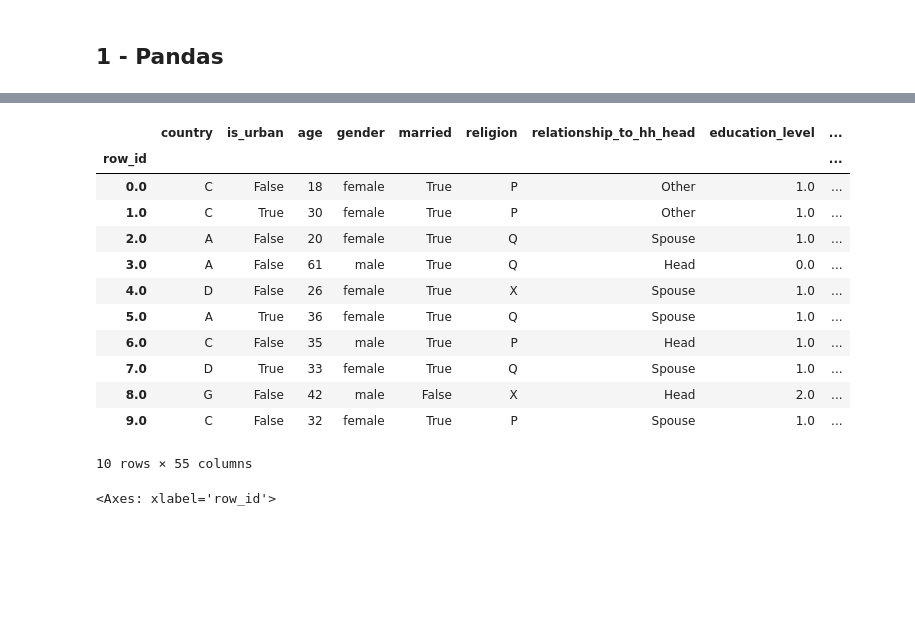
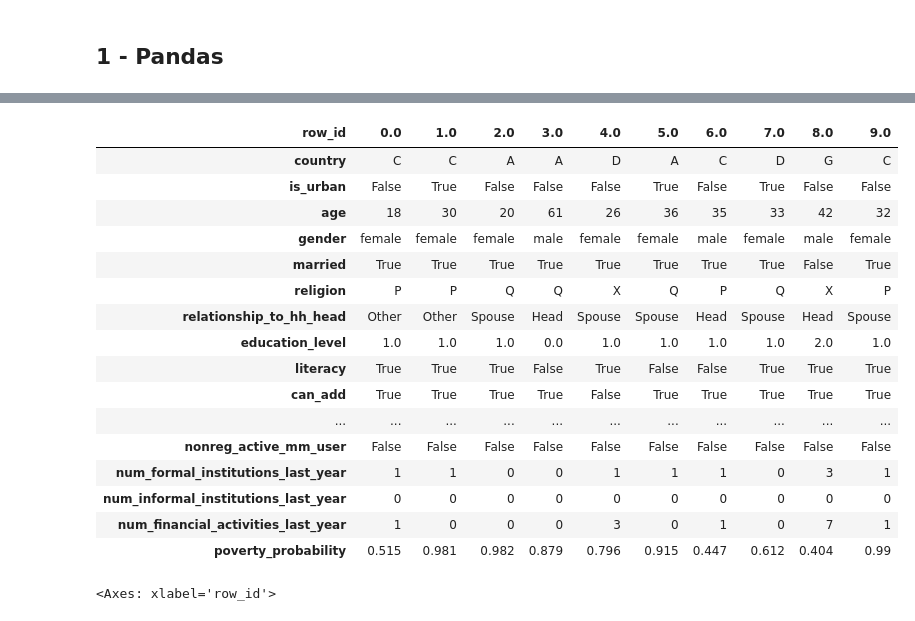
Before and after one commit to jsemeano/IMK_Python_Workshop, a Jupyter notebook: Tag_2/2_Visualisierung.ipynb, the cells around one changed output, grey strips where cells are left out. Cells and saved outputs as stored; diff of their text form; code cells hidden in the pictures; blank space fills up the shorter version.

```diff
--- a/Tag_2/2_Visualisierung.ipynb
+++ b/Tag_2/2_Visualisierung.ipynb
@@ -19,19 +11,23 @@ please provide us feedback at https://github.com/pandas-dev/pandas/issues/54466
 # %%
-df.head(10)
+df.head(10).T
 # %% [output]
-|  | country | is_urban | age | gender | married | religion | relationship_to_hh_head | education_level | ... |
-| row_id |  |  |  |  |  |  |  |  | ... |
-| 0.0 | C | False | 18 | female | True | P | Other | 1.0 | ... |
-| 1.0 | C | True | 30 | female | True | P | Other | 1.0 | ... |
-| 2.0 | A | False | 20 | female | True | Q | Spouse | 1.0 | ... |
-| 3.0 | A | False | 61 | male | True | Q | Head | 0.0 | ... |
-| 4.0 | D | False | 26 | female | True | X | Spouse | 1.0 | ... |
-| 5.0 | A | True | 36 | female | True | Q | Spouse | 1.0 | ... |
-| 6.0 | C | False | 35 | male | True | P | Head | 1.0 | ... |
-| 7.0 | D | True | 33 | female | True | Q | Spouse | 1.0 | ... |
-| 8.0 | G | False | 42 | male | False | X | Head | 2.0 | ... |
-| 9.0 | C | False | 32 | female | True | P | Spouse | 1.0 | ... |
+| row_id | 0.0 | 1.0 | 2.0 | 3.0 | 4.0 | 5.0 | 6.0 | 7.0 | 8.0 | 9.0 |
+| country | C | C | A | A | D | A | C | D | G | C |
+| is_urban | False | True | False | False | False | True | False | True | False | False |
+| age | 18 | 30 | 20 | 61 | 26 | 36 | 35 | 33 | 42 | 32 |
+| gender | female | female | female | male | female | female | male | female | male | female |
+| married | True | True | True | True | True | True | True | True | False | True |
+| religion | P | P | Q | Q | X | Q | P | Q | X | P |
+| relationship_to_hh_head | Other | Other | Spouse | Head | Spouse | Spouse | Head | Spouse | Head | Spouse |
+| education_level | 1.0 | 1.0 | 1.0 | 0.0 | 1.0 | 1.0 | 1.0 | 1.0 | 2.0 | 1.0 |
+| literacy | True | True | True | False | True | False | False | True | True | True |
+| can_add | True | True | True | True | False | True | True | True | True | True |
+| ... | ... | ... | ... | ... | ... | ... | ... | ... | ... | ... |
+| nonreg_active_mm_user | False | False | False | False | False | False | False | False | False | False |
+| num_formal_institutions_last_year | 1 | 1 | 0 | 0 | 1 | 1 | 1 | 0 | 3 | 1 |
+| num_informal_institutions_last_year | 0 | 0 | 0 | 0 | 0 | 0 | 0 | 0 | 0 | 0 |
+| num_financial_activities_last_year | 1 | 0 | 0 | 0 | 3 | 0 | 1 | 0 | 7 | 1 |
+| poverty_probability | 0.515 | 0.981 | 0.982 | 0.879 | 0.796 | 0.915 | 0.447 | 0.612 | 0.404 | 0.99 |
-10 rows × 55 columns
 # %%
 df['age'].loc[:60].plot()
 # %% [output]
```
Also changed, not shown: parts of 7 cells of this notebook, 11 other files.
